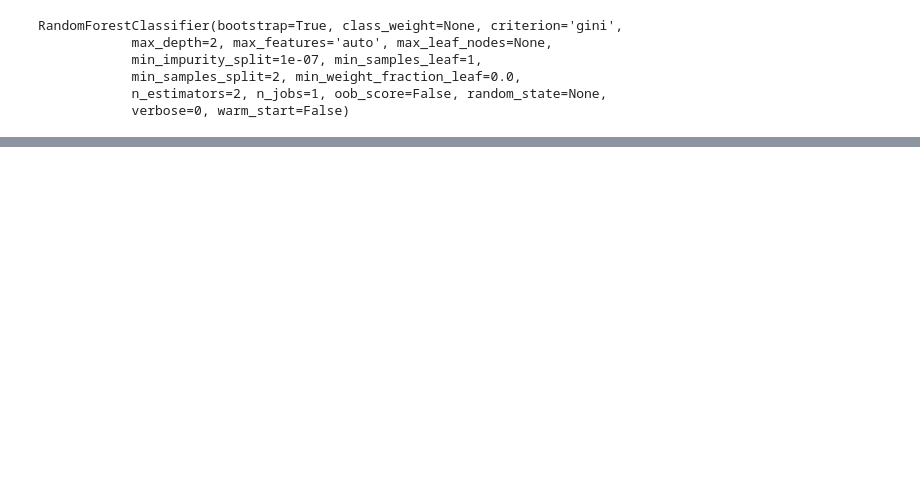
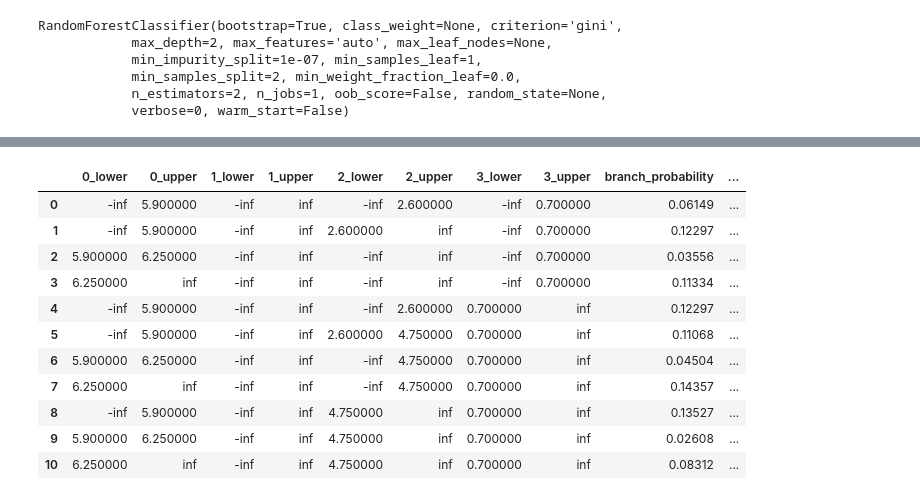
Before and after one commit to sagyome/phd_code, a Jupyter notebook: Test branches builder.ipynb, the cells around one changed output, grey strips where cells are left out. Saved outputs shown, nothing was run; the diff lists cells and outputs as text; code cells hidden in the pictures; blank space fills up the shorter version.

```diff
--- a/Test branches builder.ipynb
+++ b/Test branches builder.ipynb
@@ -38,8 +38,20 @@ for b in cs.conjunctionSet:
     print('')
 # %%
 df=cs.get_conjunction_set_df().round(decimals=5)
-for i in range(2):
-    df[model.classes_[i]]=[probas[i] for probas in df['probas']]
+df
+# %% [output]
+|  | 0_lower | 0_upper | 1_lower | 1_upper | 2_lower | 2_upper | 3_lower | 3_upper | branch_probability | ... |
+| 0 | -inf | 5.900000 | -inf | inf | -inf | 2.600000 | -inf | 0.700000 | 0.06149 | ... |
+| 1 | -inf | 5.900000 | -inf | inf | 2.600000 | inf | -inf | 0.700000 | 0.12297 | ... |
+| 2 | 5.900000 | 6.250000 | -inf | inf | -inf | inf | -inf | 0.700000 | 0.03556 | ... |
+| 3 | 6.250000 | inf | -inf | inf | -inf | inf | -inf | 0.700000 | 0.11334 | ... |
+| 4 | -inf | 5.900000 | -inf | inf | -inf | 2.600000 | 0.700000 | inf | 0.12297 | ... |
+| 5 | -inf | 5.900000 | -inf | inf | 2.600000 | 4.750000 | 0.700000 | inf | 0.11068 | ... |
+| 6 | 5.900000 | 6.250000 | -inf | inf | -inf | 4.750000 | 0.700000 | inf | 0.04504 | ... |
+| 7 | 6.250000 | inf | -inf | inf | -inf | 4.750000 | 0.700000 | inf | 0.14357 | ... |
+| 8 | -inf | 5.900000 | -inf | inf | 4.750000 | inf | 0.700000 | inf | 0.13527 | ... |
+| 9 | 5.900000 | 6.250000 | -inf | inf | 4.750000 | inf | 0.700000 | inf | 0.02608 | ... |
+| 10 | 6.250000 | inf | -inf | inf | 4.750000 | inf | 0.700000 | inf | 0.08312 | ... |
 # %%
 df_dict={}
 for col in df.columns:
```
Also changed, not shown: parts of 1 cell of this notebook, 19 other files.
